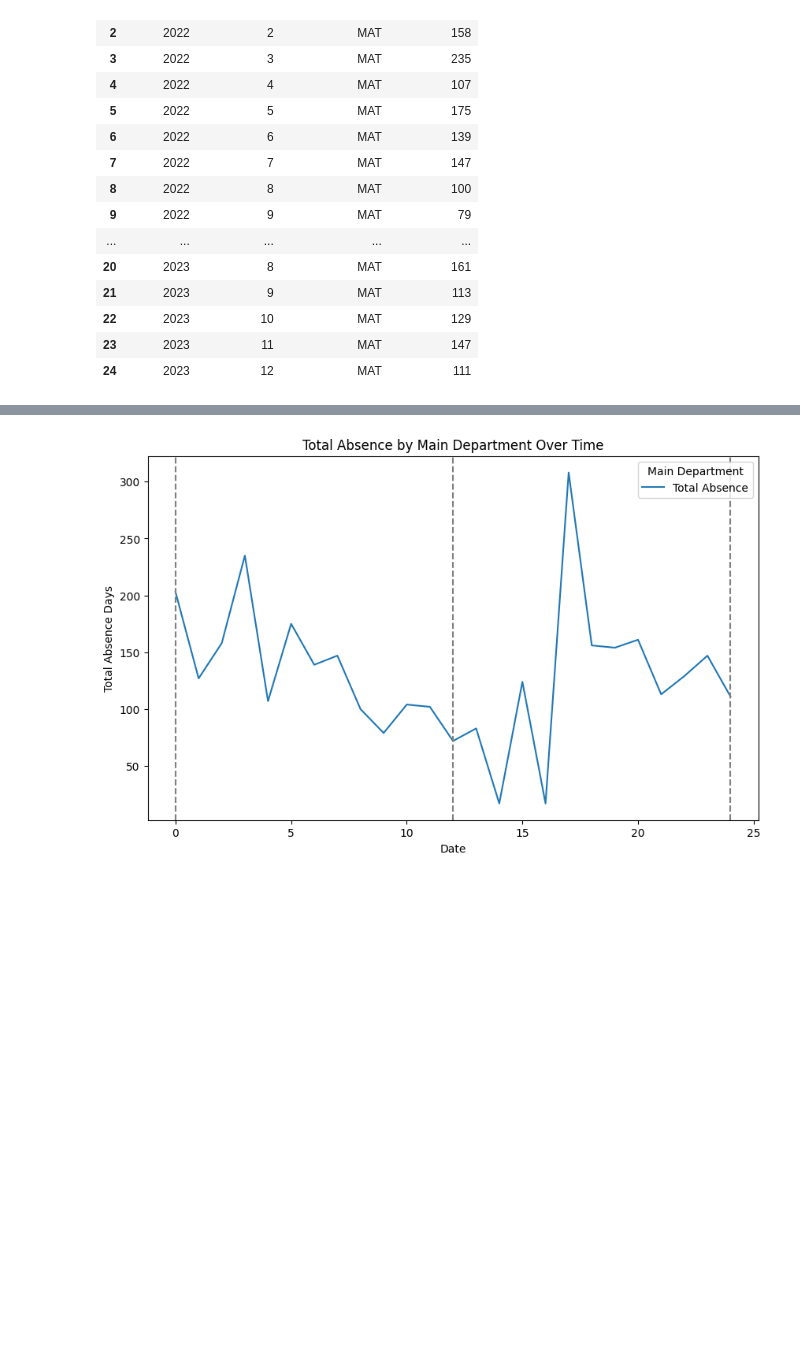
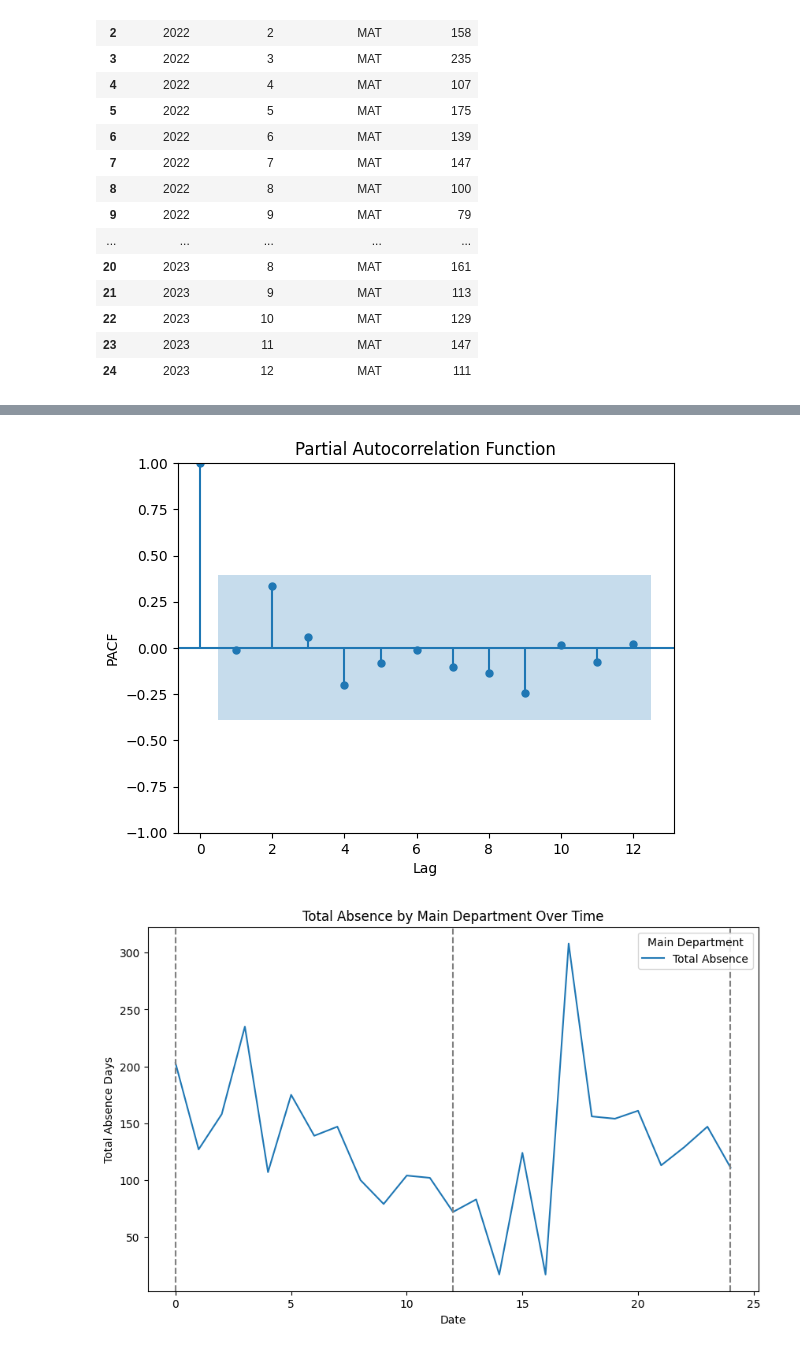
Before and after one commit to DSGP-Group-1-EAPS/SL-Apparel-Dataset, a Jupyter notebook: ARIMA_and_SARIMA_for_MAT.ipynb, the cells around one changed output, grey strips where cells are left out. Drawn from its saved outputs; the diff is of its cells as text; code cells hidden in the pictures; blank space fills up the shorter version.

Commit message:
added acf and pacf and updated p,q,d values

```diff
--- a/ARIMA_and_SARIMA_for_MAT.ipynb
+++ b/ARIMA_and_SARIMA_for_MAT.ipynb
@@ -85,3 +92,12 @@ total_absence_by_main_dept
+# %%
+# Plot partial autocorrelation function
+plot_pacf(total_absence_by_main_dept['totalAbsence'])
+plt.title('Partial Autocorrelation Function')
+plt.xlabel('Lag')
+plt.ylabel('PACF')
+plt.show()
+# %% [output]
+[figure, added]
 # %%
 import matplotlib.pyplot as plt
 
```
Also changed, not shown: parts of 7 cells of this notebook.
